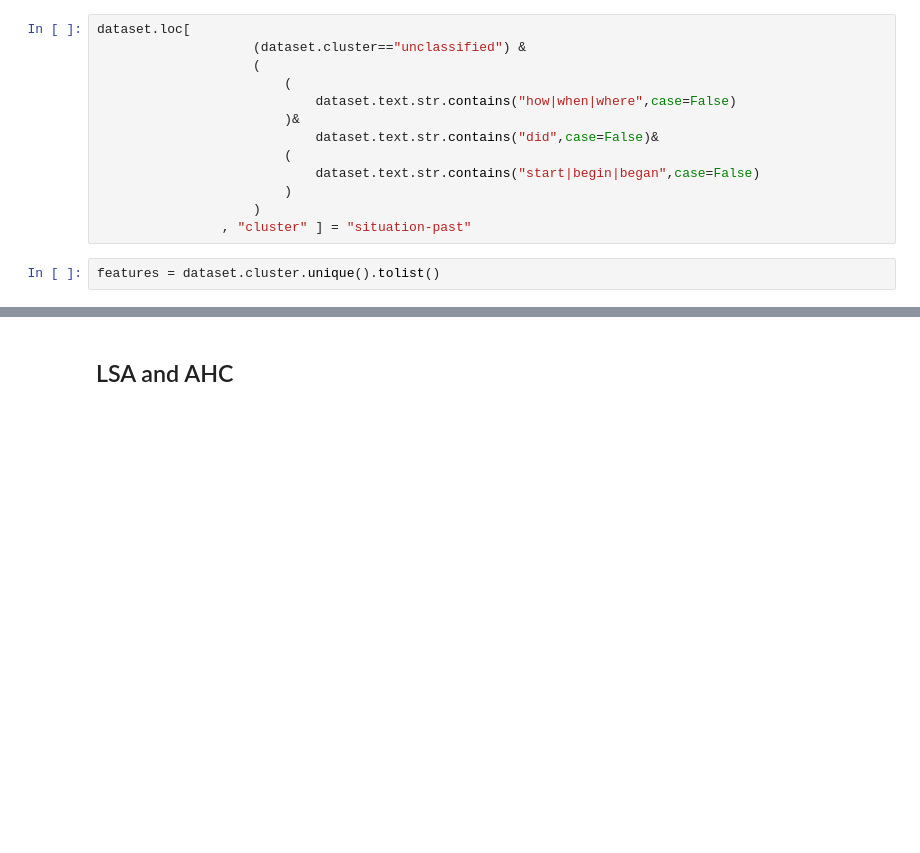
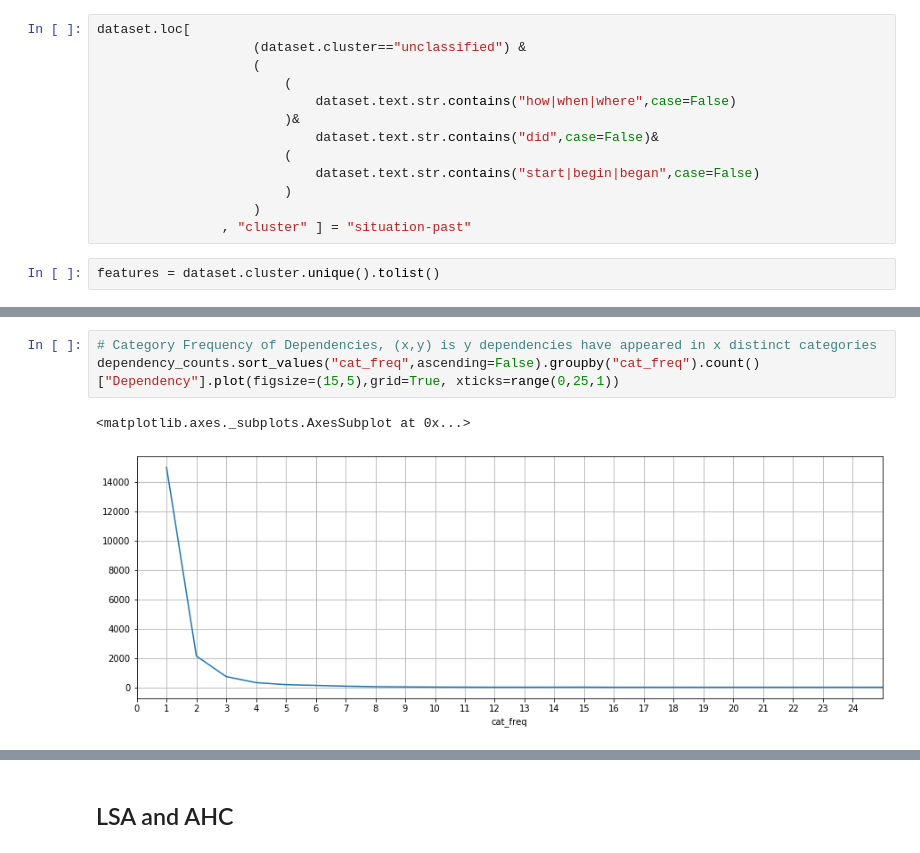
Before and after one commit to dialoguemd-archives/covidfaq, a Jupyter notebook: experiments/QuesSort Pipeline - Filter style.ipynb, the cells around one changed output, grey strips where cells are left out. Drawn from its saved outputs; the diff is of its cells as text; blank space fills up the shorter version.

```diff
--- a/experiments/QuesSort Pipeline - Filter style.ipynb
+++ b/experiments/QuesSort Pipeline - Filter style.ipynb
@@ -618,0 +732,6 @@ Rules based output saved to output/simpleFiltered_2020-04-21_en.csv
+# %%
+# Category Frequency of Dependencies, (x,y) is y dependencies have appeared in x distinct categories
+dependency_counts.sort_values("cat_freq",ascending=False).groupby("cat_freq").count()["Dependency"].plot(figsize=(15,5),grid=True, xticks=range(0,25,1))
+# %% [output]
+<matplotlib.axes._subplots.AxesSubplot at 0x...>
+[figure, added]
```
Also changed, not shown: parts of 47 cells of this notebook, 1 other file.
